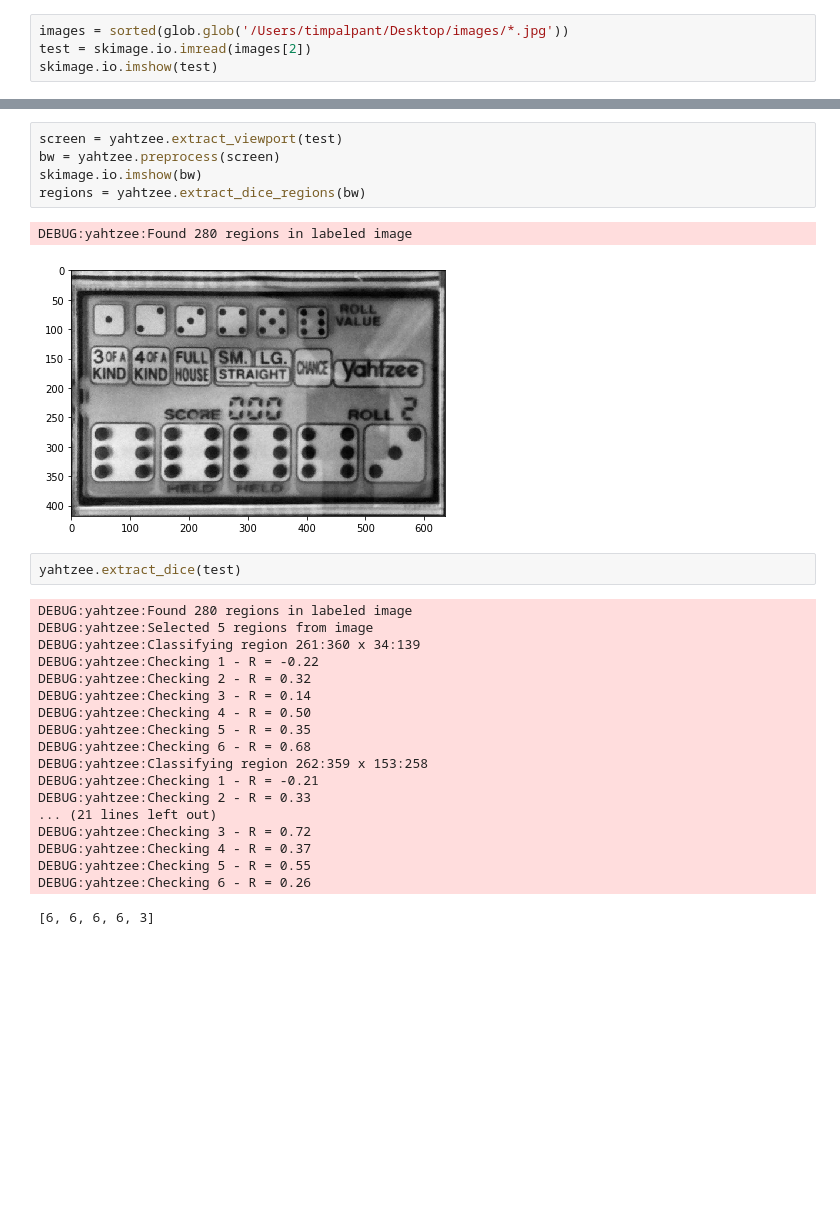
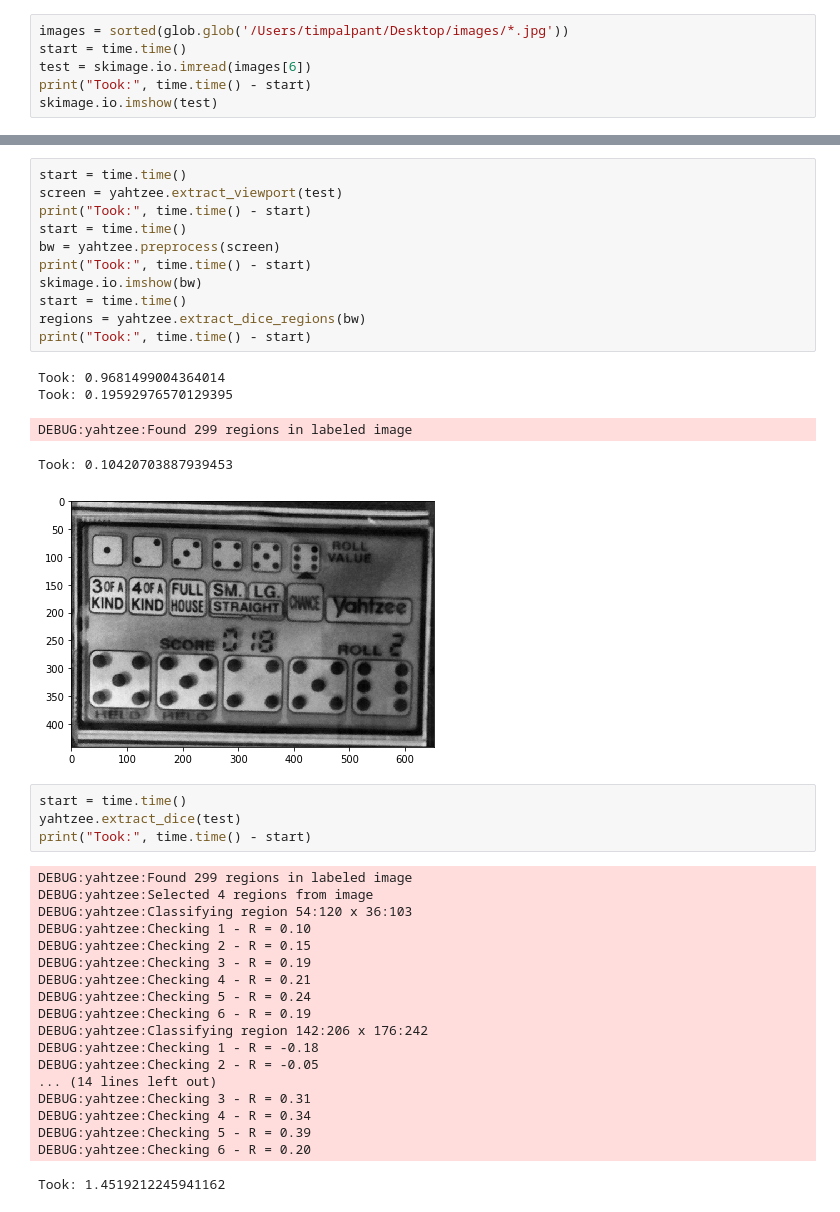
Before and after one commit to timpalpant/yahtzee, a Jupyter notebook: image_processor/Yahtzee.ipynb, the cells around one changed output, grey strips where cells are left out. Drawn from its saved outputs; the diff is of its cells as text; blank space fills up the shorter version.

```diff
--- a/image_processor/Yahtzee.ipynb
+++ b/image_processor/Yahtzee.ipynb
@@ -17,6 +19,8 @@ import yahtzee
 logging.basicConfig(level=logging.DEBUG)
 # %%
 images = sorted(glob.glob('/Users/timpalpant/Desktop/images/*.jpg'))
-test = skimage.io.imread(images[2])
+start = time.time()
+test = skimage.io.imread(images[6])
+print("Took:", time.time() - start)
 skimage.io.imshow(test)
 # %% [output]
@@ -93,32 +128,43 @@ plt.show()
 # %%
+start = time.time()
 screen = yahtzee.extract_viewport(test)
+print("Took:", time.time() - start)
+start = time.time()
 bw = yahtzee.preprocess(screen)
+print("Took:", time.time() - start)
 skimage.io.imshow(bw)
+start = time.time()
 regions = yahtzee.extract_dice_regions(bw)
+print("Took:", time.time() - start)
 # %% [output]
-DEBUG:yahtzee:Found 280 regions in labeled image
+Took: 0.9681499004364014
+Took: 0.19592976570129395
+DEBUG:yahtzee:Found 299 regions in labeled image
+Took: 0.10420703887939453
-[figure, old version]
+[figure, new version]
-# %%
-yahtzee.extract_dice(test)
-# %% [output]
-DEBUG:yahtzee:Found 280 regions in labeled image
-DEBUG:yahtzee:Selected 5 regions from image
-DEBUG:yahtzee:Classifying region 261:360 x 34:139
-DEBUG:yahtzee:Checking 1 - R = -0.22
-DEBUG:yahtzee:Checking 2 - R = 0.32
-DEBUG:yahtzee:Checking 3 - R = 0.14
-DEBUG:yahtzee:Checking 4 - R = 0.50
-DEBUG:yahtzee:Checking 5 - R = 0.35
-DEBUG:yahtzee:Checking 6 - R = 0.68
-DEBUG:yahtzee:Classifying region 262:359 x 153:258
-DEBUG:yahtzee:Checking 1 - R = -0.21
-DEBUG:yahtzee:Checking 2 - R = 0.33
-... (21 lines left out)
-DEBUG:yahtzee:Checking 3 - R = 0.72
-DEBUG:yahtzee:Checking 4 - R = 0.37
-DEBUG:yahtzee:Checking 5 - R = 0.55
-DEBUG:yahtzee:Checking 6 - R = 0.26
-[6, 6, 6, 6, 3]
+# %%
+start = time.time()
+yahtzee.extract_dice(test)
+print("Took:", time.time() - start)
+# %% [output]
+DEBUG:yahtzee:Found 299 regions in labeled image
+DEBUG:yahtzee:Selected 4 regions from image
+DEBUG:yahtzee:Classifying region 54:120 x 36:103
+DEBUG:yahtzee:Checking 1 - R = 0.10
+DEBUG:yahtzee:Checking 2 - R = 0.15
+DEBUG:yahtzee:Checking 3 - R = 0.19
+DEBUG:yahtzee:Checking 4 - R = 0.21
+DEBUG:yahtzee:Checking 5 - R = 0.24
+DEBUG:yahtzee:Checking 6 - R = 0.19
+DEBUG:yahtzee:Classifying region 142:206 x 176:242
+DEBUG:yahtzee:Checking 1 - R = -0.18
+DEBUG:yahtzee:Checking 2 - R = -0.05
+... (14 lines left out)
+DEBUG:yahtzee:Checking 3 - R = 0.31
+DEBUG:yahtzee:Checking 4 - R = 0.34
+DEBUG:yahtzee:Checking 5 - R = 0.39
+DEBUG:yahtzee:Checking 6 - R = 0.20
+Took: 1.4519212245941162
 # %%
 fig, ax = plt.subplots(figsize=(10, 10))
 ax.imshow(bw)
```
Also changed, not shown: parts of 20 cells of this notebook.
